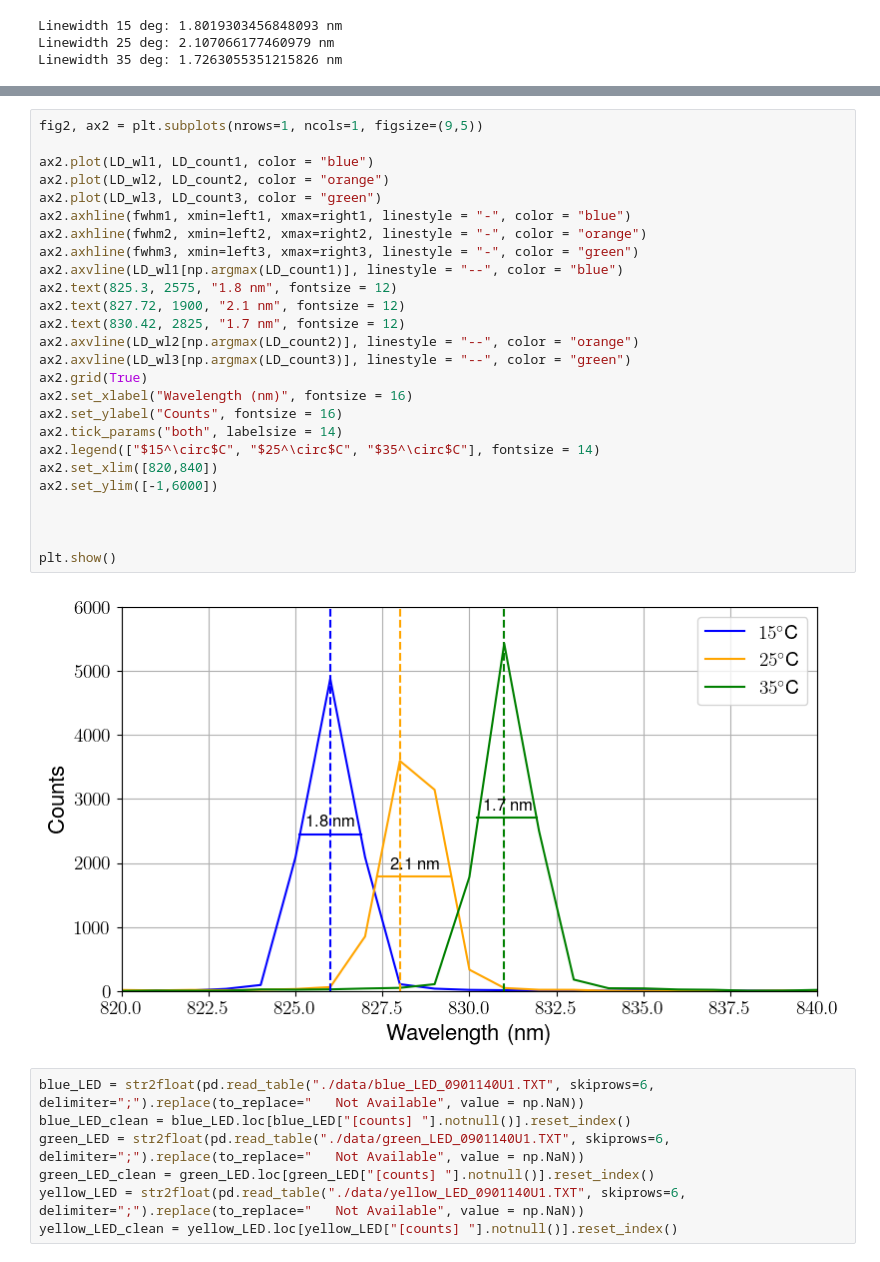
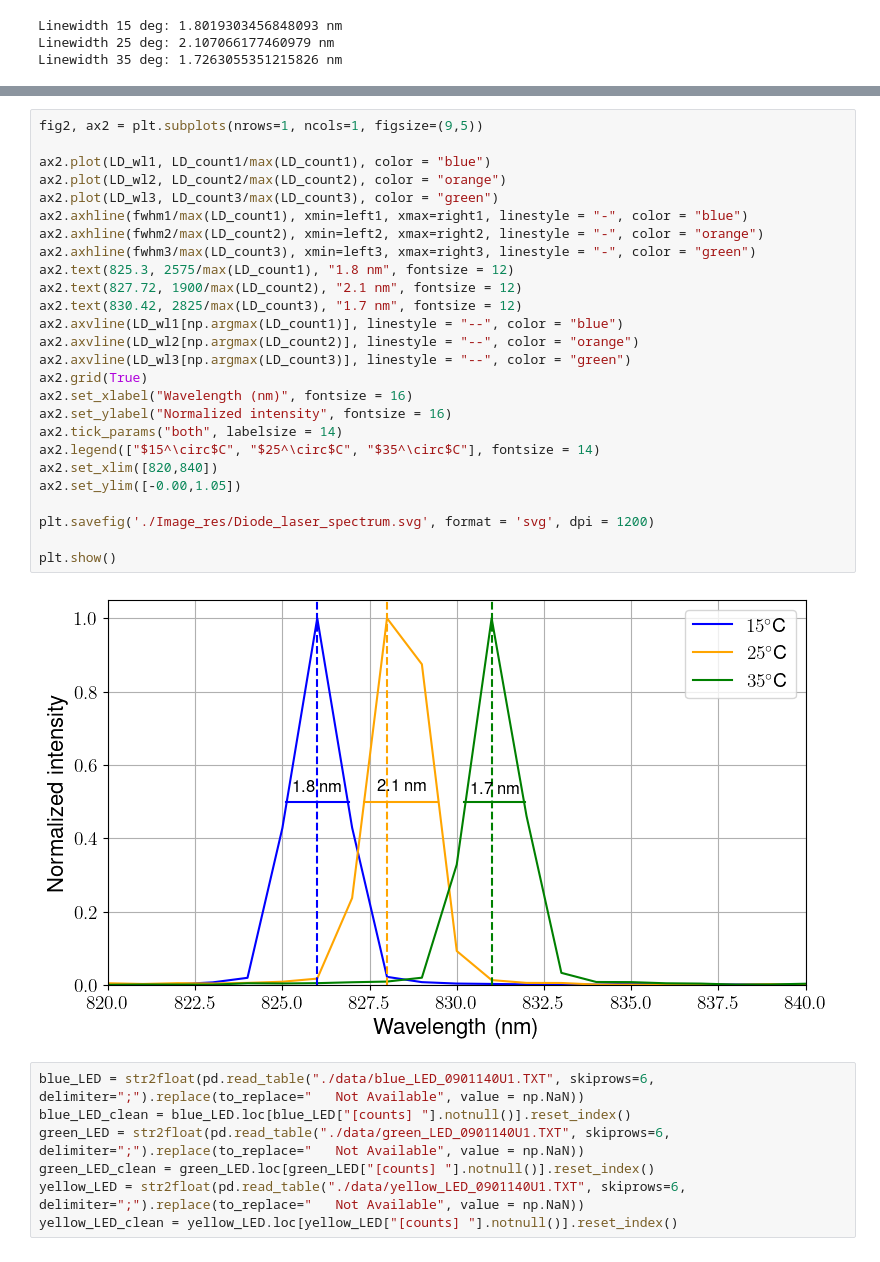
Before and after one commit to cahyadifelix/KU_Leuven_learn, a Jupyter notebook: Rad2Photonics_workshop/module2.ipynb, the cells around one changed output, grey strips where cells are left out. Drawn from its saved outputs; the diff is of its cells as text.

```diff
--- a/Rad2Photonics_workshop/module2.ipynb
+++ b/Rad2Photonics_workshop/module2.ipynb
@@ -162,31 +170,31 @@ Linewidth 35 deg: 1.7263055351215826 nm
 # %%
 fig2, ax2 = plt.subplots(nrows=1, ncols=1, figsize=(9,5))
 
-ax2.plot(LD_wl1, LD_count1, color = "blue")
-ax2.plot(LD_wl2, LD_count2, color = "orange")
-ax2.plot(LD_wl3, LD_count3, color = "green")
-ax2.axhline(fwhm1, xmin=left1, xmax=right1, linestyle = "-", color = "blue")
-ax2.axhline(fwhm2, xmin=left2, xmax=right2, linestyle = "-", color = "orange")
-ax2.axhline(fwhm3, xmin=left3, xmax=right3, linestyle = "-", color = "green")
+ax2.plot(LD_wl1, LD_count1/max(LD_count1), color = "blue")
+ax2.plot(LD_wl2, LD_count2/max(LD_count2), color = "orange")
+ax2.plot(LD_wl3, LD_count3/max(LD_count3), color = "green")
+ax2.axhline(fwhm1/max(LD_count1), xmin=left1, xmax=right1, linestyle = "-", color = "blue")
+ax2.axhline(fwhm2/max(LD_count2), xmin=left2, xmax=right2, linestyle = "-", color = "orange")
+ax2.axhline(fwhm3/max(LD_count3), xmin=left3, xmax=right3, linestyle = "-", color = "green")
+ax2.text(825.3, 2575/max(LD_count1), "1.8 nm", fontsize = 12)
+ax2.text(827.72, 1900/max(LD_count2), "2.1 nm", fontsize = 12)
+ax2.text(830.42, 2825/max(LD_count3), "1.7 nm", fontsize = 12)
 ax2.axvline(LD_wl1[np.argmax(LD_count1)], linestyle = "--", color = "blue")
-ax2.text(825.3, 2575, "1.8 nm", fontsize = 12)
-ax2.text(827.72, 1900, "2.1 nm", fontsize = 12)
-ax2.text(830.42, 2825, "1.7 nm", fontsize = 12)
 ax2.axvline(LD_wl2[np.argmax(LD_count2)], linestyle = "--", color = "orange")
 ax2.axvline(LD_wl3[np.argmax(LD_count3)], linestyle = "--", color = "green")
 ax2.grid(True)
 ax2.set_xlabel("Wavelength (nm)", fontsize = 16)
-ax2.set_ylabel("Counts", fontsize = 16)
+ax2.set_ylabel("Normalized intensity", fontsize = 16)
 ax2.tick_params("both", labelsize = 14)
 ax2.legend(["$15^\circ$C", "$25^\circ$C", "$35^\circ$C"], fontsize = 14)
 ax2.set_xlim([820,840])
-ax2.set_ylim([-1,6000])
+ax2.set_ylim([-0.00,1.05])
 
-
+plt.savefig('./Image_res/Diode_laser_spectrum.svg', format = 'svg', dpi = 1200)
 
 plt.show()
 # %% [output]
-[figure, old version]
+[figure, new version]
 # %%
 blue_LED = str2float(pd.read_table("./data/blue_LED_0901140U1.TXT", skiprows=6, delimiter=";").replace(to_replace="   Not Available", value = np.NaN))
 blue_LED_clean = blue_LED.loc[blue_LED["[counts] "].notnull()].reset_index()
```
Also changed, not shown: parts of 4 cells of this notebook, 19 other files.
